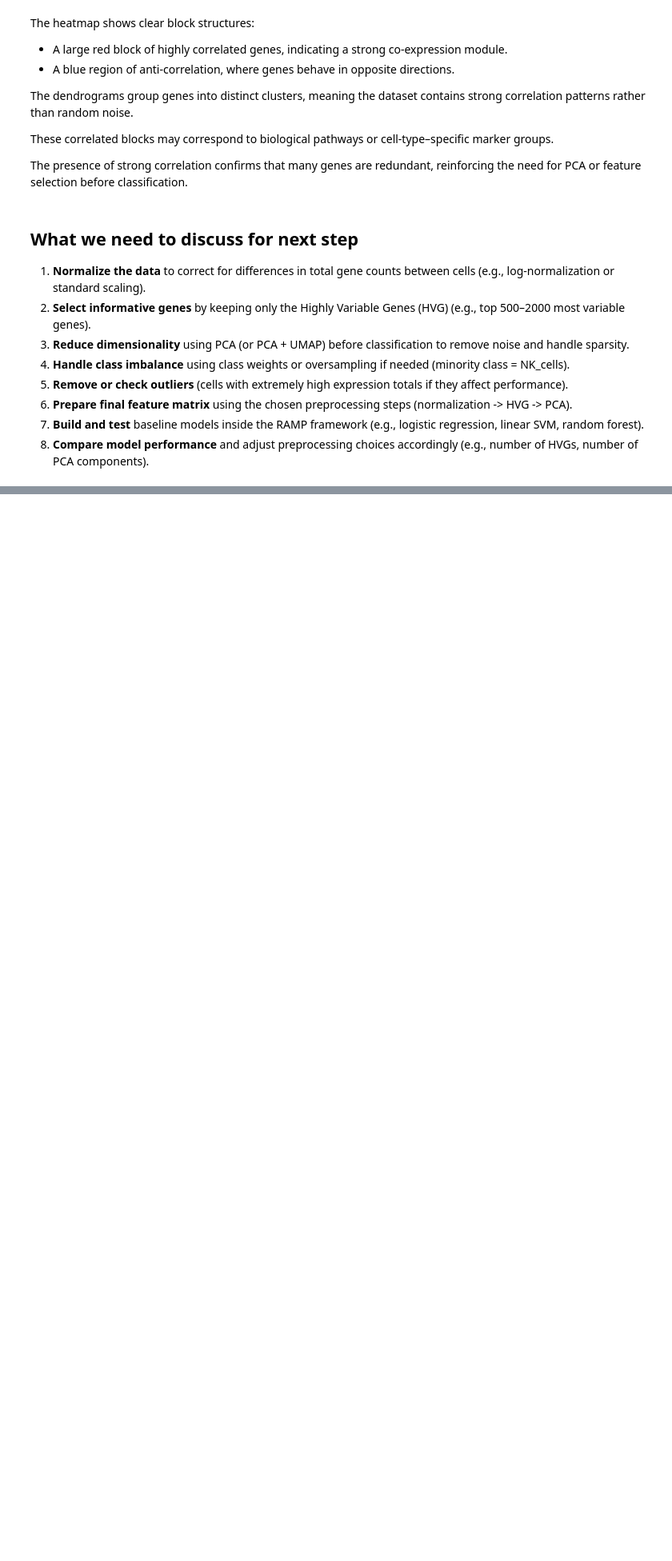
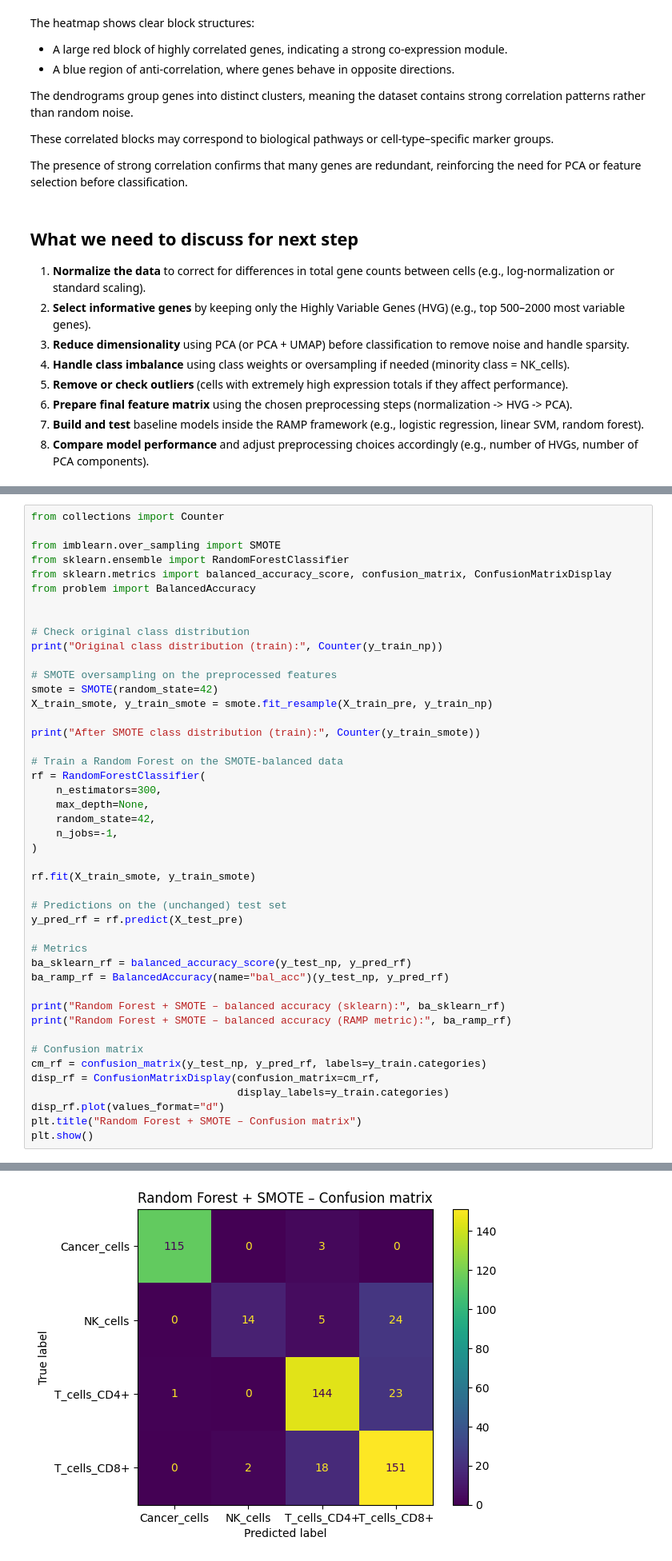
Before and after one commit to DataCampDS/scmark-classification-data-shinobi, a Jupyter notebook: exploratory_data_analysis.ipynb, the cells around one changed output, grey strips where cells are left out. Shown: that part at 80% size. Saved outputs shown, nothing was run; the diff lists cells and outputs as text; blank space fills up the shorter version.

```diff
--- a/exploratory_data_analysis.ipynb
+++ b/exploratory_data_analysis.ipynb
@@ -289,0 +404,46 @@ The presence of strong correlation confirms that many genes are redundant, reinf
+# %%
+from collections import Counter
+
+from imblearn.over_sampling import SMOTE
+from sklearn.ensemble import RandomForestClassifier
+from sklearn.metrics import balanced_accuracy_score, confusion_matrix, ConfusionMatrixDisplay
+from problem import BalancedAccuracy
+
+
+# Check original class distribution
+print("Original class distribution (train):", Counter(y_train_np))
+
+# SMOTE oversampling on the preprocessed features
+smote = SMOTE(random_state=42)
+X_train_smote, y_train_smote = smote.fit_resample(X_train_pre, y_train_np)
+
+print("After SMOTE class distribution (train):", Counter(y_train_smote))
+
+# Train a Random Forest on the SMOTE-balanced data
+rf = RandomForestClassifier(
+    n_estimators=300,
+    max_depth=None,
+    random_state=42,
+    n_jobs=-1,
+)
+
+rf.fit(X_train_smote, y_train_smote)
+
+# Predictions on the (unchanged) test set
+y_pred_rf = rf.predict(X_test_pre)
+
+# Metrics
+ba_sklearn_rf = balanced_accuracy_score(y_test_np, y_pred_rf)
+ba_ramp_rf = BalancedAccuracy(name="bal_acc")(y_test_np, y_pred_rf)
+
+print("Random Forest + SMOTE – balanced accuracy (sklearn):", ba_sklearn_rf)
+print("Random Forest + SMOTE – balanced accuracy (RAMP metric):", ba_ramp_rf)
+
+# Confusion matrix
+cm_rf = confusion_matrix(y_test_np, y_pred_rf, labels=y_train.categories)
+disp_rf = ConfusionMatrixDisplay(confusion_matrix=cm_rf,
+                                 display_labels=y_train.categories)
+disp_rf.plot(values_format="d")
+plt.title("Random Forest + SMOTE – Confusion matrix")
+plt.show()
+# %% [output]
@@ -289,0 +454 @@ The presence of strong correlation confirms that many genes are redundant, reinf
+[figure, added]
```
Also changed, not shown: parts of 11 cells of this notebook.
